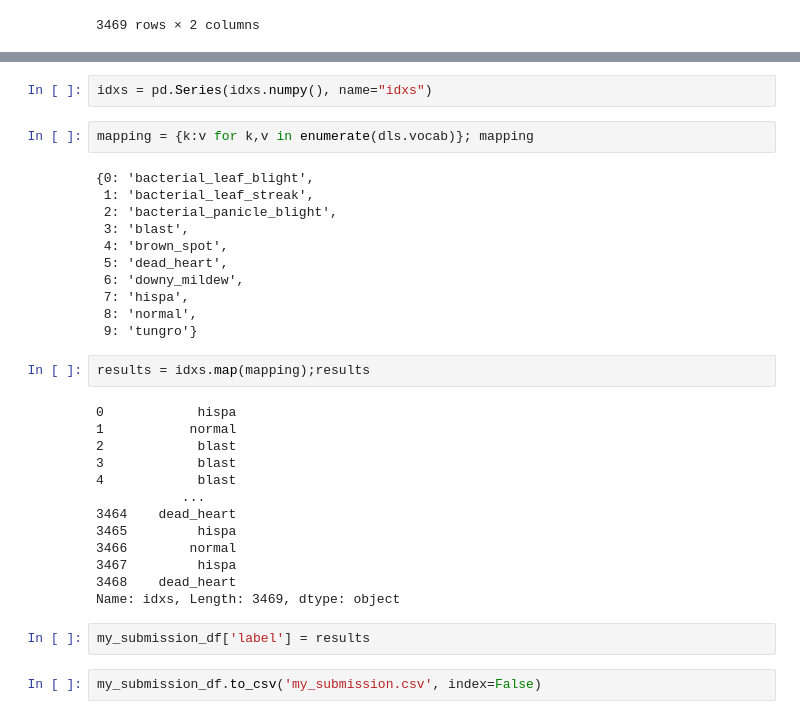
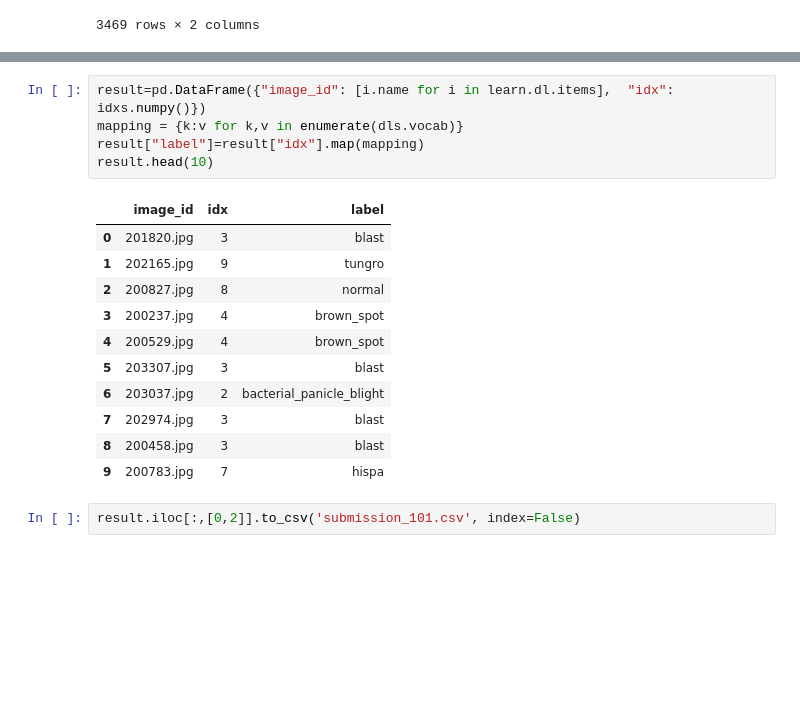
Before and after one commit to bilalcodehub/plant_disease_detection, a Jupyter notebook: paddy-doctor.ipynb, the cells around one changed output, grey strips where cells are left out. Saved outputs shown, nothing was run; the diff lists cells and outputs as text; blank space fills up the shorter version.

```diff
--- a/paddy-doctor.ipynb
+++ b/paddy-doctor.ipynb
@@ -166,37 +170,22 @@ my_submission_df = pd.read_csv(path/'sample_submission.csv'); my_submission_df
 probs, _, idxs = learn.get_preds(dl=test_dl, with_decoded=True)
 # %% [output]
 [interactive output not drawn]
+# %%
+result=pd.DataFrame({"image_id": [i.name for i in learn.dl.items],  "idx": idxs.numpy()})
+mapping = {k:v for k,v in enumerate(dls.vocab)}
+result["label"]=result["idx"].map(mapping)
+result.head(10)
+# %% [output]
+|  | image_id | idx | label |
+| 0 | 201820.jpg | 3 | blast |
+| 1 | 202165.jpg | 9 | tungro |
+| 2 | 200827.jpg | 8 | normal |
+| 3 | 200237.jpg | 4 | brown_spot |
+| 4 | 200529.jpg | 4 | brown_spot |
+| 5 | 203307.jpg | 3 | blast |
+| 6 | 203037.jpg | 2 | bacterial_panicle_blight |
+| 7 | 202974.jpg | 3 | blast |
+| 8 | 200458.jpg | 3 | blast |
+| 9 | 200783.jpg | 7 | hispa |
 # %%
-idxs = pd.Series(idxs.numpy(), name="idxs")
+result.iloc[:,[0,2]].to_csv('submission_101.csv', index=False)
-# %%
-mapping = {k:v for k,v in enumerate(dls.vocab)}; mapping
-# %% [output]
-{0: 'bacterial_leaf_blight',
- 1: 'bacterial_leaf_streak',
- 2: 'bacterial_panicle_blight',
- 3: 'blast',
- 4: 'brown_spot',
- 5: 'dead_heart',
- 6: 'downy_mildew',
- 7: 'hispa',
- 8: 'normal',
- 9: 'tungro'}
-# %%
-results = idxs.map(mapping);results
-# %% [output]
-0            hispa
-1           normal
-2            blast
-3            blast
-4            blast
-           ...
-3464    dead_heart
-3465         hispa
-3466        normal
-3467         hispa
-3468    dead_heart
-Name: idxs, Length: 3469, dtype: object
-# %%
-my_submission_df['label'] = results
-# %%
-my_submission_df.to_csv('my_submission.csv', index=False)
```
Also changed, not shown: parts of 20 cells of this notebook, 1 other file.
